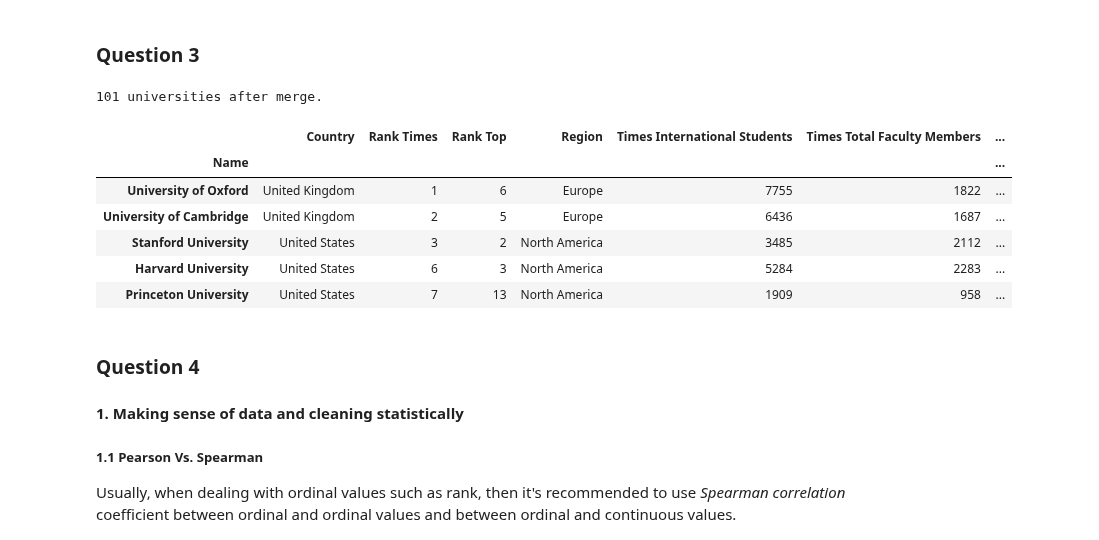
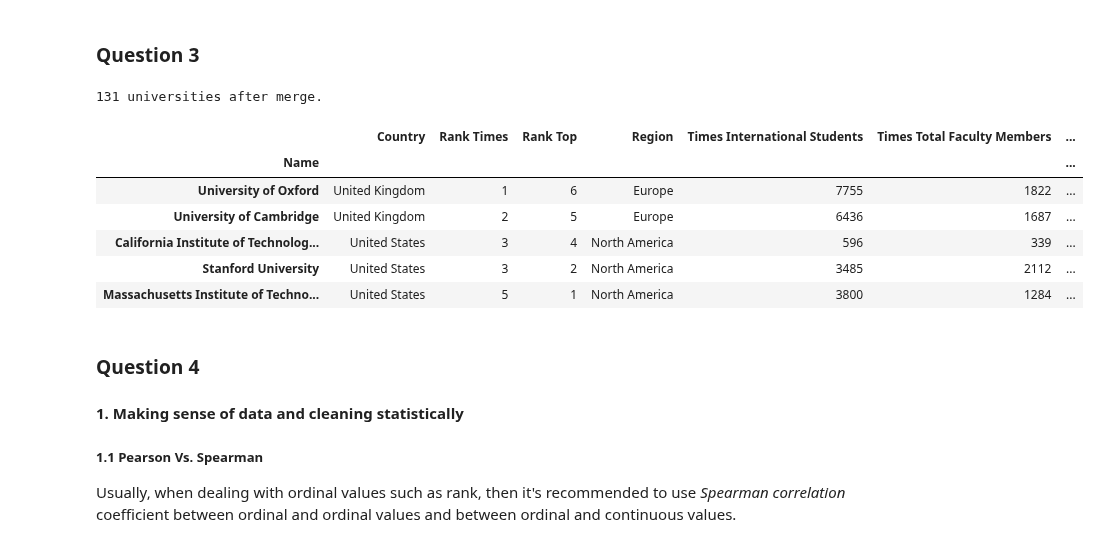
Before and after one commit to Coac/epfl-ada, a Jupyter notebook: 02 - Data from the Web/Homework 2.ipynb, the cells around one changed output. Saved outputs shown, nothing was run; the diff lists cells and outputs as text; code cells hidden in the pictures.

Commit message:
Removed total faculty member as a comparison

```diff
--- a/02 - Data from the Web/Homework 2.ipynb
+++ b/02 - Data from the Web/Homework 2.ipynb
@@ -383,7 +383,7 @@ def get_closest_match(x, list_strings):
             highest_jw = current_score
             best_match = current_string
 
-        if highest_jw < 0.5: # If score is less than 50%, we refuse the result and skip the university
+        if highest_jw < 0.2: # If score is less than 20%, we refuse the result and skip the university
             return None
 
     return best_match
@@ -394,7 +394,7 @@ def get_closest_match(x, list_strings):
 # - Country name
 # - Students number
 def find_match(university):
-    match = get_closest_match(university, universities_top.index)
+    match = get_closest_match(university, universities_top.dropna().index)
 
     # If we do not found similar university name
     if match is None:
@@ -405,7 +405,7 @@ def find_match(university):
         return university
 
     # If the difference in term of students number is more than 10%
-    columns_to_compare = ['Total Faculty Members', 'International Students', 'Total Students']
+    columns_to_compare = ['International Students', 'Total Students']
     for column_name in columns_to_compare:
         difference_ratio = abs(1 - universities_times.loc[university][column_name]/universities_top.loc[match][column_name])
         if difference_ratio > 0.1:
@@ -422,37 +422,37 @@ for name_times, university_times in universities_times_index_renamed.iterrows():
     if name_times in universities_top.index.tolist(): # Adding universities only in both rankings
         university_top = universities_top.loc[name_times]
         row = pd.DataFrame({
             'Name': [name_times],
             'Rank Top': university_top.Rank,
             'Rank Times': university_times.Rank,
             'Country': [university_top.Country],
             'Region': [university_top.Region],
             'Top Total Faculty Members': [int(university_top['Total Faculty Members'])],
             'Top International Faculty Members': [int(university_top['International Faculty Members'])],
             'Top Total Students': [int(university_top['Total Students'])],
             'Top International Students': [int(university_top['International Students'])],
             'Times Total Students': [university_times['Total Students']],
             'Times International Students': [university_times['International Students']],
             'Times Total Faculty Members': [university_times['Total Faculty Members']],
             })
         universities = universities.append(row)
 
 universities = universities.set_index(['Name'])
 
 assert universities.index.is_unique, 'Index should be unique'
 
 print(str(len(universities)) + ' universities after merge.')
 
 universities.head()
 # %% [output]
-101 universities after merge.
+131 universities after merge.
 |  | Country | Rank Times | Rank Top | Region | Times International Students | Times Total Faculty Members | ... |
 | Name |  |  |  |  |  |  | ... |
 | University of Oxford | United Kingdom | 1 | 6 | Europe | 7755 | 1822 | ... |
 | University of Cambridge | United Kingdom | 2 | 5 | Europe | 6436 | 1687 | ... |
+| California Institute of Technolog... | United States | 3 | 4 | North America | 596 | 339 | ... |
 | Stanford University | United States | 3 | 2 | North America | 3485 | 2112 | ... |
-| Harvard University | United States | 6 | 3 | North America | 5284 | 2283 | ... |
-| Princeton University | United States | 7 | 13 | North America | 1909 | 958 | ... |
+| Massachusetts Institute of Techno... | United States | 5 | 1 | North America | 3800 | 1284 | ... |
 # %% [markdown]
 ### Question 4
 
```
